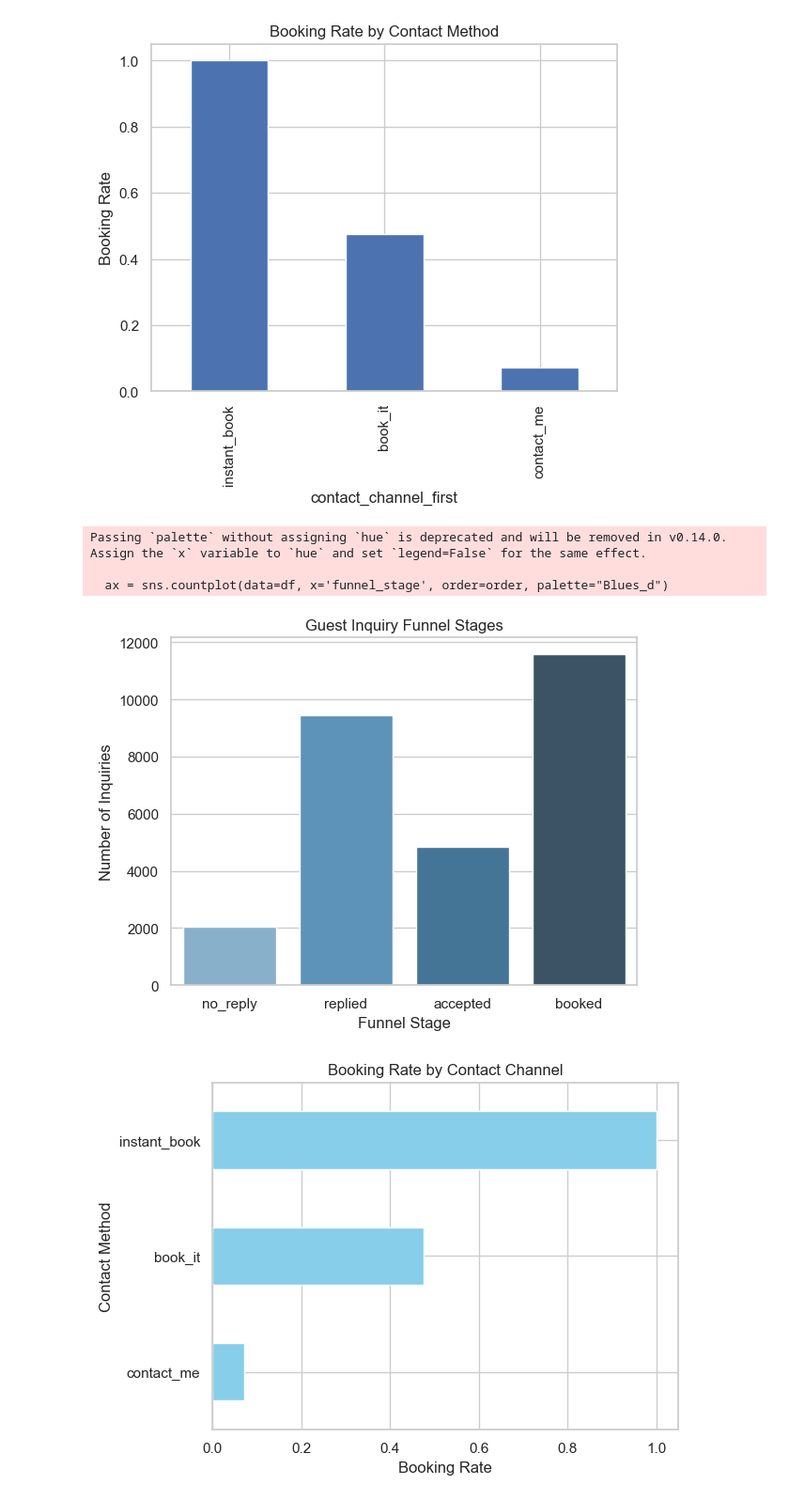
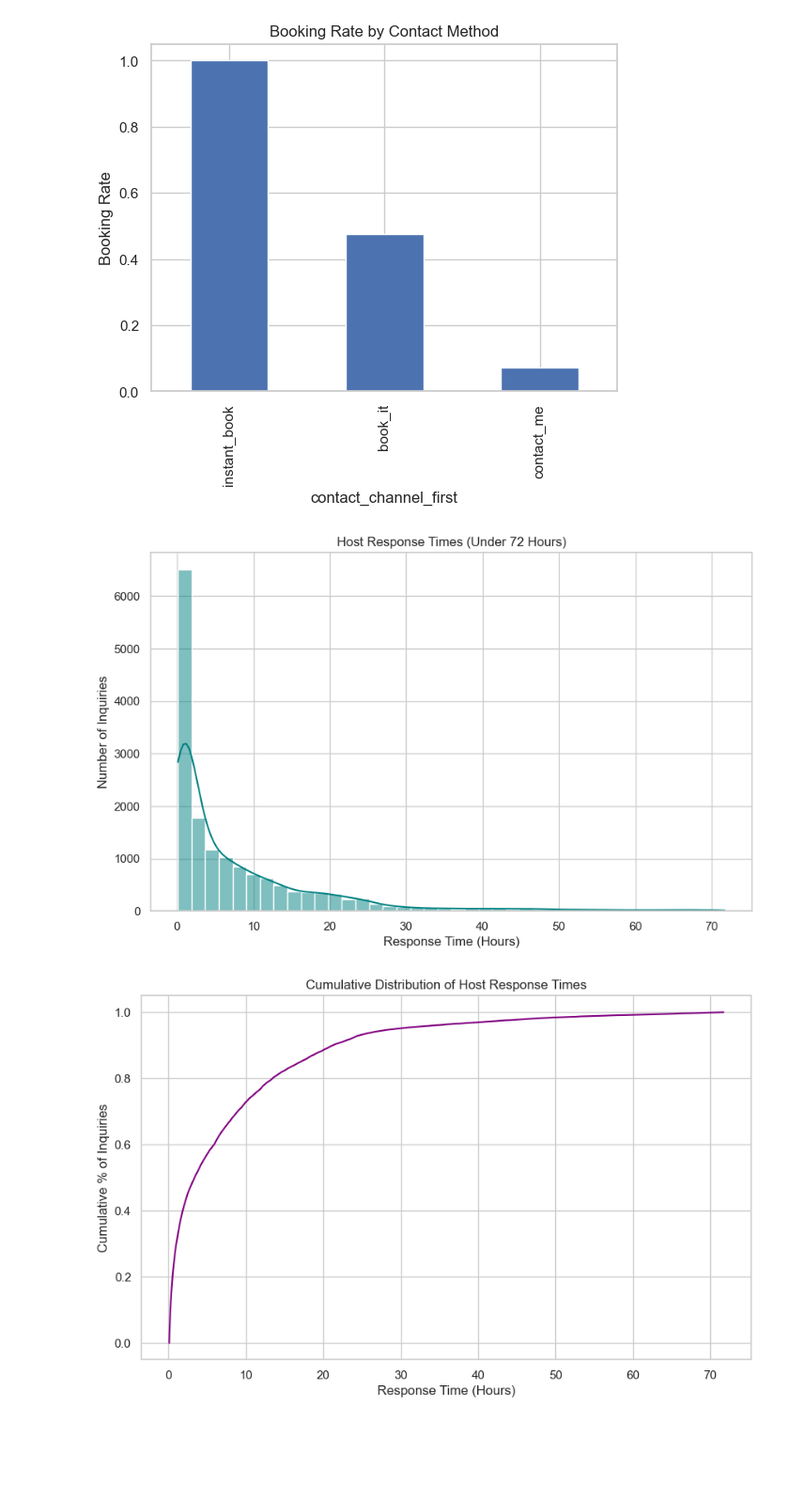
Before and after one commit to vaishnavi070899/airbnb-rio-booking-analysis-, a Jupyter notebook: 01_data_exploration.ipynb, the cells around one changed output. Shown: that part at 94% size. Cells and saved outputs as stored; diff of their text form; code cells hidden in the pictures; blank space fills up the shorter version.

```diff
--- a/01_data_exploration.ipynb
+++ b/01_data_exploration.ipynb
@@ -159,20 +145,13 @@ plt.show()
 [figure]
 [figure]
 # %%
-from outputs.plots import (
-    plot_funnel_stage_distribution,
-    plot_booking_rate_by_contact_channel,
-    plot_booking_rate_by_room_type,
-    plot_response_time_distribution
+from src.plots import (
+    plot_trimmed_response_time_distribution,
+    plot_response_time_cdf
 )
 
-plot_funnel_stage_distribution(contacts_df)
-plot_booking_rate_by_contact_channel(contacts_df)
-plot_booking_rate_by_room_type(contacts_df, listings_df)
-plot_response_time_distribution(contacts_df)
+plot_trimmed_response_time_distribution(contacts_df, max_hours=72)
+plot_response_time_cdf(contacts_df, max_hours=72)
 # %% [output]
-Passing `palette` without assigning `hue` is deprecated and will be removed in v0.14.0. Assign the `x` variable to `hue` and set `legend=False` for the same effect.
-
-  ax = sns.countplot(data=df, x='funnel_stage', order=order, palette="Blues_d")
-[figure, old version]
+[figure, new version]
-[figure, old version]
+[figure, new version]
```
Also changed, not shown: parts of 3 cells of this notebook, 9 other files.
